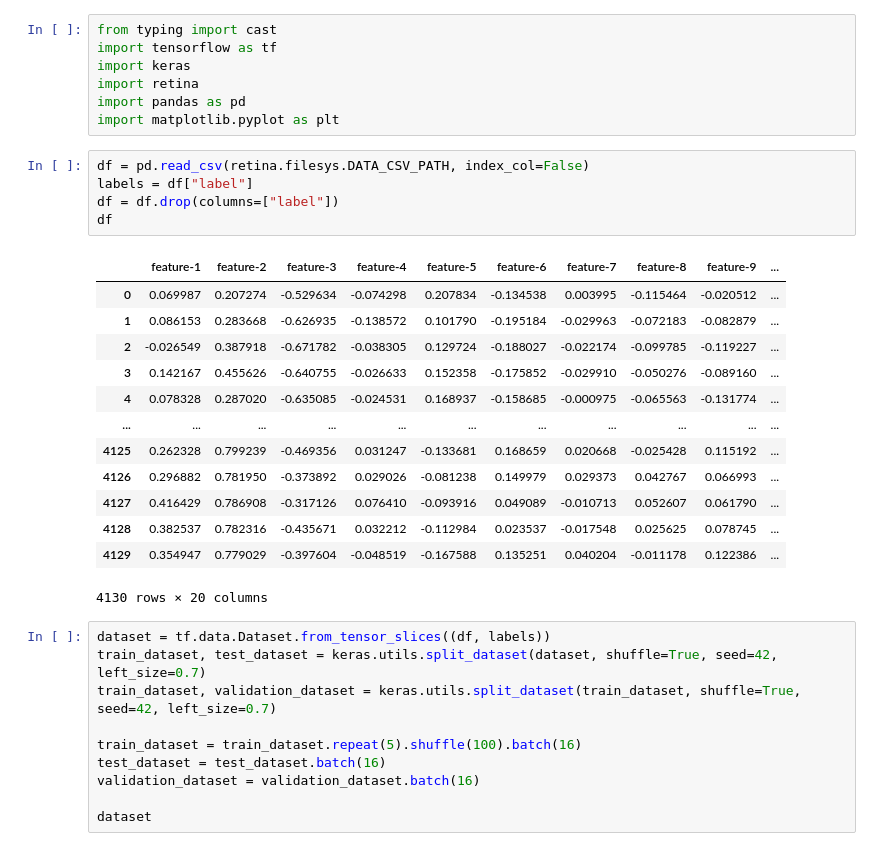
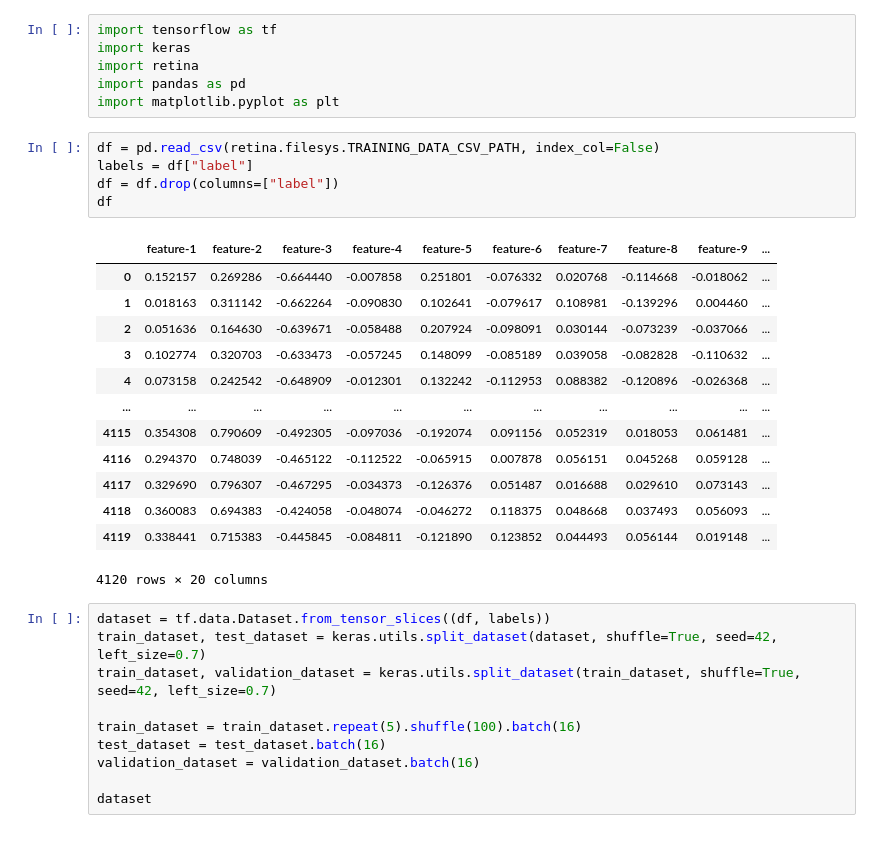
Before and after one commit to DavinTristanIeson/Semester7-DeepLearning, a Jupyter notebook: train.ipynb, the cells around one changed output. Cells and saved outputs as stored; diff of their text form.

```diff
--- a/train.ipynb
+++ b/train.ipynb
@@ -1,29 +1,28 @@
 # %%
-from typing import cast
 import tensorflow as tf
 import keras
 import retina
 import pandas as pd
 import matplotlib.pyplot as plt
 # %%
-df = pd.read_csv(retina.filesys.DATA_CSV_PATH, index_col=False)
+df = pd.read_csv(retina.filesys.TRAINING_DATA_CSV_PATH, index_col=False)
 labels = df["label"]
 df = df.drop(columns=["label"])
 df
 # %% [output]
 |  | feature-1 | feature-2 | feature-3 | feature-4 | feature-5 | feature-6 | feature-7 | feature-8 | feature-9 | ... |
-| 0 | 0.069987 | 0.207274 | -0.529634 | -0.074298 | 0.207834 | -0.134538 | 0.003995 | -0.115464 | -0.020512 | ... |
-| 1 | 0.086153 | 0.283668 | -0.626935 | -0.138572 | 0.101790 | -0.195184 | -0.029963 | -0.072183 | -0.082879 | ... |
-| 2 | -0.026549 | 0.387918 | -0.671782 | -0.038305 | 0.129724 | -0.188027 | -0.022174 | -0.099785 | -0.119227 | ... |
-| 3 | 0.142167 | 0.455626 | -0.640755 | -0.026633 | 0.152358 | -0.175852 | -0.029910 | -0.050276 | -0.089160 | ... |
-| 4 | 0.078328 | 0.287020 | -0.635085 | -0.024531 | 0.168937 | -0.158685 | -0.000975 | -0.065563 | -0.131774 | ... |
+| 0 | 0.152157 | 0.269286 | -0.664440 | -0.007858 | 0.251801 | -0.076332 | 0.020768 | -0.114668 | -0.018062 | ... |
+| 1 | 0.018163 | 0.311142 | -0.662264 | -0.090830 | 0.102641 | -0.079617 | 0.108981 | -0.139296 | 0.004460 | ... |
+| 2 | 0.051636 | 0.164630 | -0.639671 | -0.058488 | 0.207924 | -0.098091 | 0.030144 | -0.073239 | -0.037066 | ... |
+| 3 | 0.102774 | 0.320703 | -0.633473 | -0.057245 | 0.148099 | -0.085189 | 0.039058 | -0.082828 | -0.110632 | ... |
+| 4 | 0.073158 | 0.242542 | -0.648909 | -0.012301 | 0.132242 | -0.112953 | 0.088382 | -0.120896 | -0.026368 | ... |
 | ... | ... | ... | ... | ... | ... | ... | ... | ... | ... | ... |
-| 4125 | 0.262328 | 0.799239 | -0.469356 | 0.031247 | -0.133681 | 0.168659 | 0.020668 | -0.025428 | 0.115192 | ... |
-| 4126 | 0.296882 | 0.781950 | -0.373892 | 0.029026 | -0.081238 | 0.149979 | 0.029373 | 0.042767 | 0.066993 | ... |
-| 4127 | 0.416429 | 0.786908 | -0.317126 | 0.076410 | -0.093916 | 0.049089 | -0.010713 | 0.052607 | 0.061790 | ... |
-| 4128 | 0.382537 | 0.782316 | -0.435671 | 0.032212 | -0.112984 | 0.023537 | -0.017548 | 0.025625 | 0.078745 | ... |
-| 4129 | 0.354947 | 0.779029 | -0.397604 | -0.048519 | -0.167588 | 0.135251 | 0.040204 | -0.011178 | 0.122386 | ... |
+| 4115 | 0.354308 | 0.790609 | -0.492305 | -0.097036 | -0.192074 | 0.091156 | 0.052319 | 0.018053 | 0.061481 | ... |
+| 4116 | 0.294370 | 0.748039 | -0.465122 | -0.112522 | -0.065915 | 0.007878 | 0.056151 | 0.045268 | 0.059128 | ... |
+| 4117 | 0.329690 | 0.796307 | -0.467295 | -0.034373 | -0.126376 | 0.051487 | 0.016688 | 0.029610 | 0.073143 | ... |
+| 4118 | 0.360083 | 0.694383 | -0.424058 | -0.048074 | -0.046272 | 0.118375 | 0.048668 | 0.037493 | 0.056093 | ... |
+| 4119 | 0.338441 | 0.715383 | -0.445845 | -0.084811 | -0.121890 | 0.123852 | 0.044493 | 0.056144 | 0.019148 | ... |
-4130 rows × 20 columns
+4120 rows × 20 columns
 # %%
 dataset = tf.data.Dataset.from_tensor_slices((df, labels))
 train_dataset, test_dataset = keras.utils.split_dataset(dataset, shuffle=True, seed=42, left_size=0.7)
```
Also changed, not shown: parts of 5 cells of this notebook, 6 other files.
